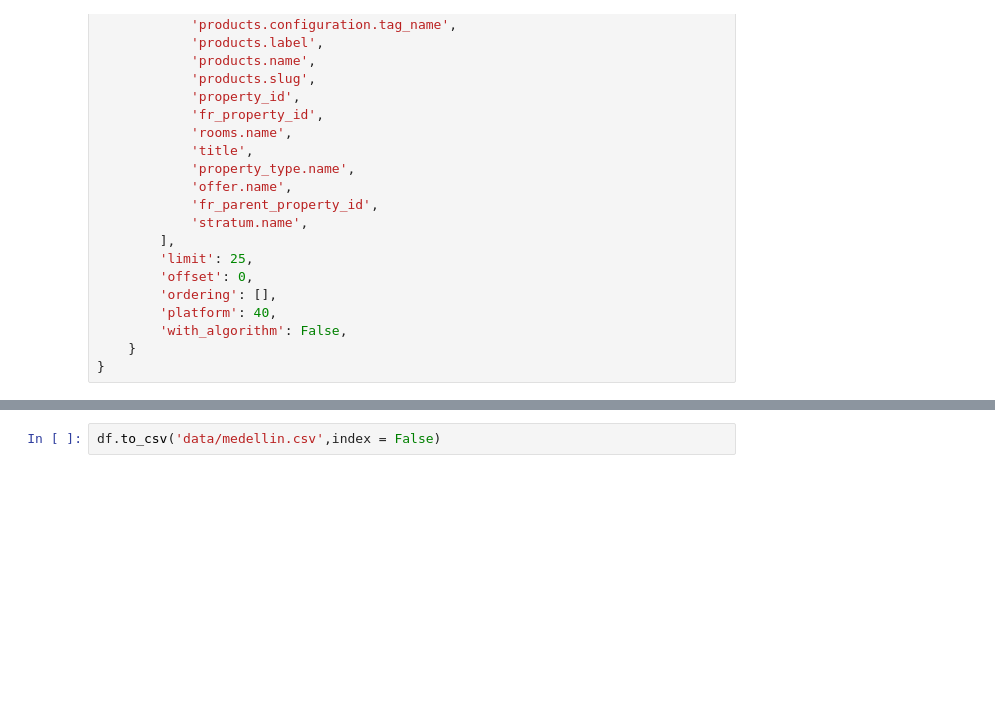
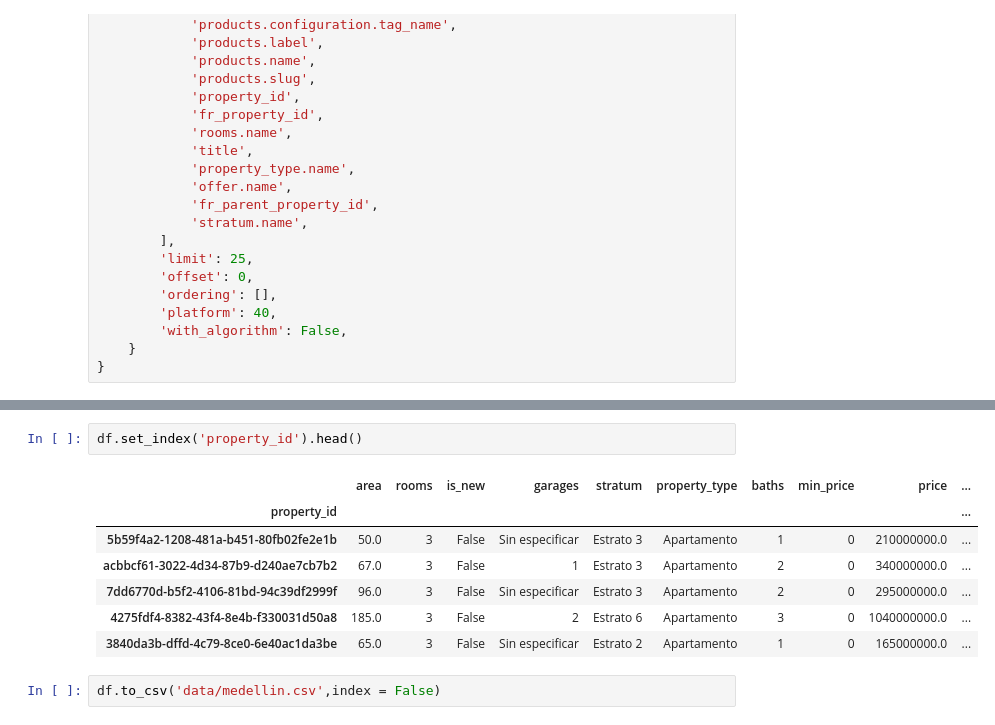
Before and after one commit to samuelperezh/propyapp-app-tic1, a Jupyter notebook: web_scraping.ipynb, the cells around one changed output, grey strips where cells are left out. Cells and saved outputs as stored; diff of their text form; blank space fills up the shorter version.

```diff
--- a/web_scraping.ipynb
+++ b/web_scraping.ipynb
@@ -122,2 +164,12 @@ df.drop_duplicates(subset='property_id', keep='first', inplace=True)
+# %%
+df.set_index('property_id').head()
+# %% [output]
+|  | area | rooms | is_new | garages | stratum | property_type | baths | min_price | price | ... |
+| property_id |  |  |  |  |  |  |  |  |  | ... |
+| 5b59f4a2-1208-481a-b451-80fb02fe2e1b | 50.0 | 3 | False | Sin especificar | Estrato 3 | Apartamento | 1 | 0 | 210000000.0 | ... |
+| acbbcf61-3022-4d34-87b9-d240ae7cb7b2 | 67.0 | 3 | False | 1 | Estrato 3 | Apartamento | 2 | 0 | 340000000.0 | ... |
+| 7dd6770d-b5f2-4106-81bd-94c39df2999f | 96.0 | 3 | False | Sin especificar | Estrato 3 | Apartamento | 2 | 0 | 295000000.0 | ... |
+| 4275fdf4-8382-43f4-8e4b-f330031d50a8 | 185.0 | 3 | False | 2 | Estrato 6 | Apartamento | 3 | 0 | 1040000000.0 | ... |
+| 3840da3b-dffd-4c79-8ce0-6e40ac1da3be | 65.0 | 3 | False | Sin especificar | Estrato 2 | Apartamento | 1 | 0 | 165000000.0 | ... |
 # %%
 df.to_csv('data/medellin.csv',index = False)
```
Also changed, not shown: parts of 3 cells of this notebook, 1 other file.
